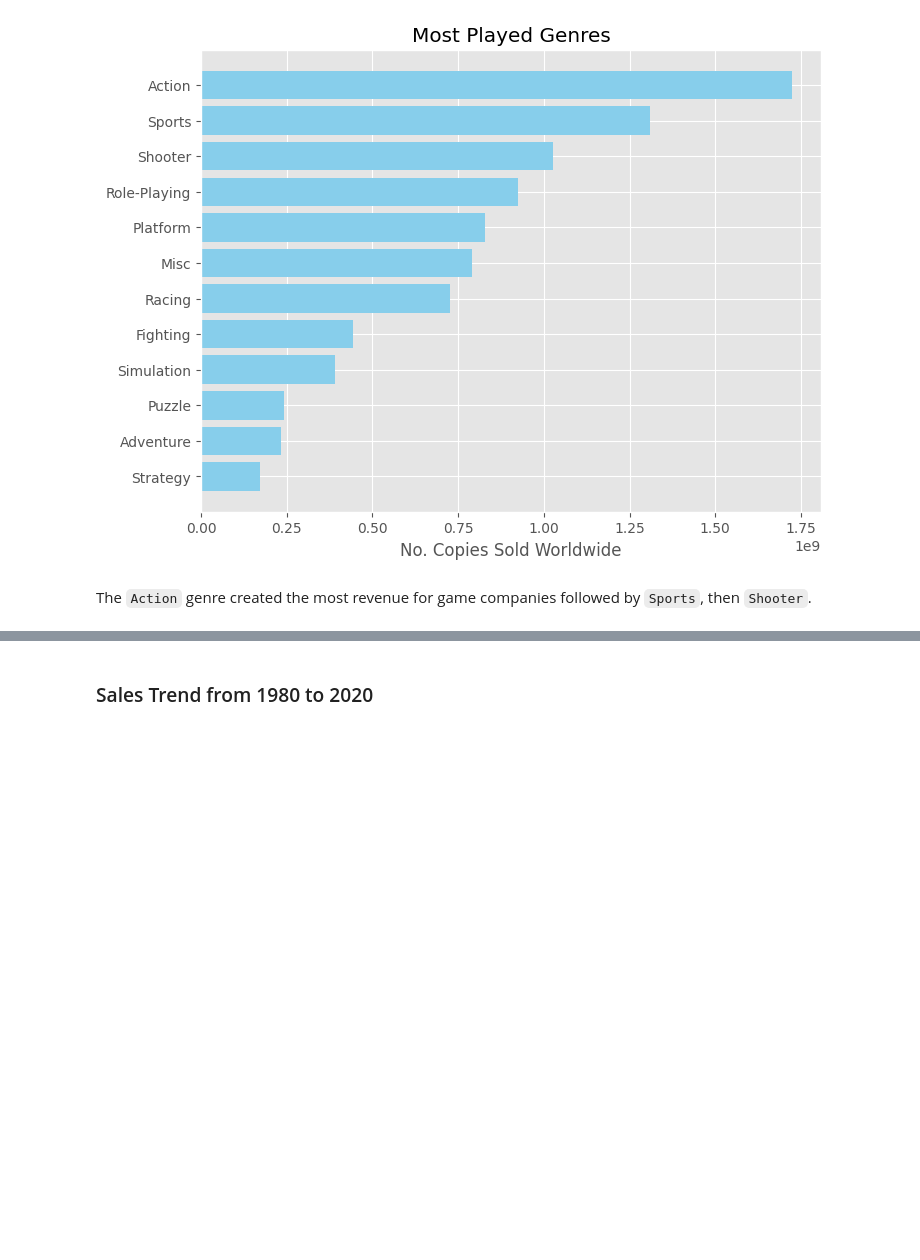
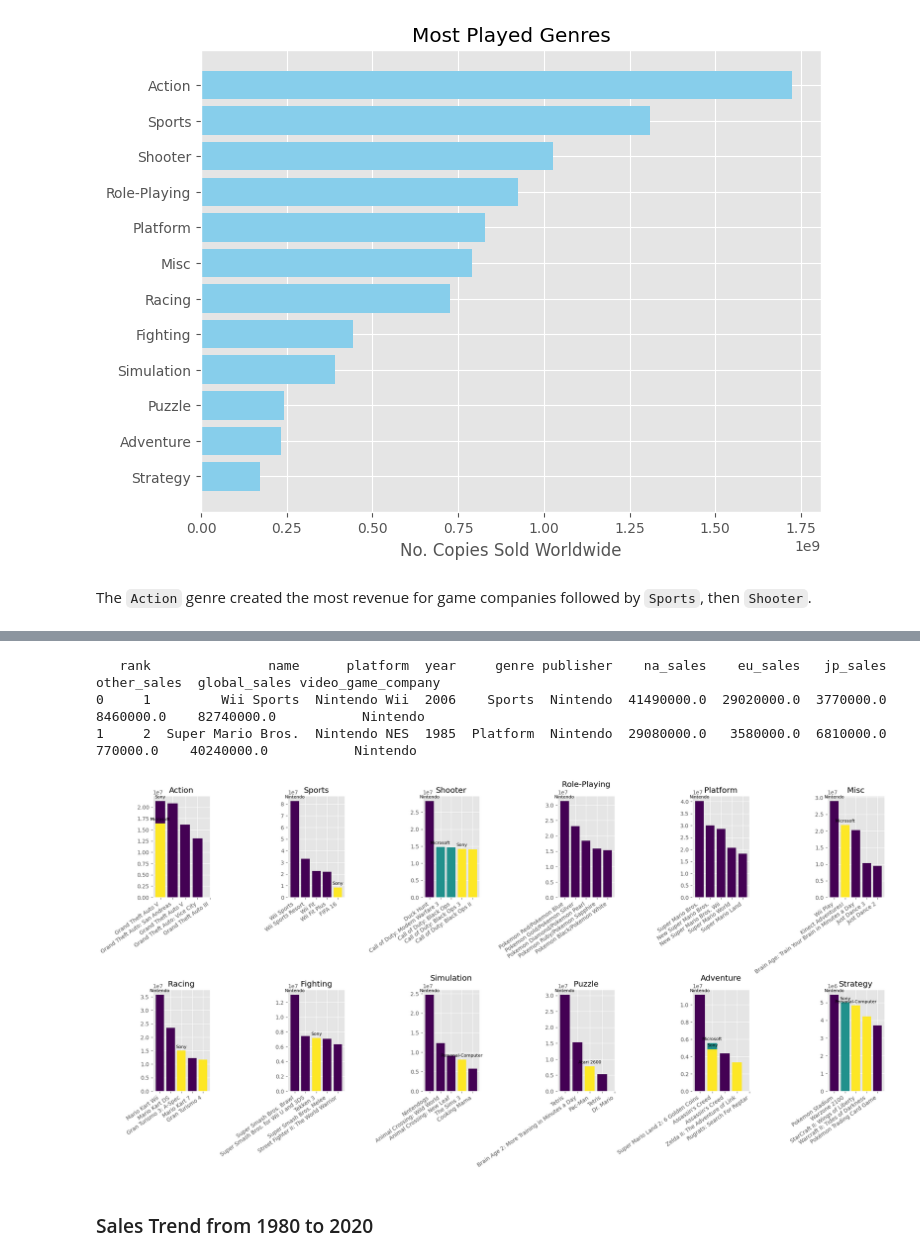
Before and after one commit to timjrchan/Video_Games_Sales_Analysis, a Jupyter notebook: code/01_Video_Game_Sales.ipynb, the cells around one changed output, grey strips where cells are left out. Drawn from its saved outputs; the diff is of its cells as text; code cells hidden in the pictures; blank space fills up the shorter version.

Commit message:
added genre analysis

```diff
--- a/code/01_Video_Game_Sales.ipynb
+++ b/code/01_Video_Game_Sales.ipynb
@@ -395,3 +440,55 @@ strat_df = sales[sales['genre'] == genre_list[-1]] # strategy genre
+# %%
+print(sales.head(2))
+# %% [output]
+   rank               name      platform  year     genre publisher    na_sales    eu_sales   jp_sales  other_sales  global_sales video_game_company
+0     1         Wii Sports  Nintendo Wii  2006    Sports  Nintendo  41490000.0  29020000.0  3770000.0    8460000.0    82740000.0           Nintendo
+1     2  Super Mario Bros.  Nintendo NES  1985  Platform  Nintendo  29080000.0   3580000.0  6810000.0     770000.0    40240000.0           Nintendo
+# %%
+# plot a bar graph to show the top games for each genre
+
+fig, axs = plt.subplots(2,6, figsize=(20,10))
+axs = axs.flatten() # flatten to ease the iteration
+
+
+for index, genre_df in enumerate(genre_dfs_list):
+
+    genre_df = genre_df.sort_values(by='global_sales', ascending=False).head(5)
+
+
+    # color mapping
+    unique_video_co = genre_df['video_game_company'].unique()
+    colours = plt.get_cmap('viridis')(np.linspace(0, 1, len(unique_video_co)))
+    colour_dict = dict(zip(unique_video_co, colours))
+
+    ax = axs[index]
+    annotated_companies = set()  # Track annotated companies to avoid duplication
+
+    # plot each genre as a plot with the best-selling titles and video game console company
+    for i, row in genre_df.iterrows():
+
+        bar = ax.bar(row['name'], row['global_sales'], color = colour_dict[row['video_game_company']]) # plot the graph
+
+        # Check if the company has been annotated
+        if row['video_game_company'] not in annotated_companies:
+            ax.annotate(row['video_game_company'],
+                        (bar[0].get_x() + bar[0].get_width() / 2, bar[0].get_height()),
+                        textcoords="offset points",
+                        xytext=(0, 5),
+                        ha='center',
+                        fontsize = 8)
+            annotated_companies.add(row['video_game_company'])  # Mark this company as annotated
+
+        ax.set_title(f'{genre_df['genre'].iloc[0]}')
+
+        ax.set_xticks(range(len(genre_df['name'])))
+        ax.set_xticklabels(genre_df['name'], rotation = 35, ha = 'right')
+
+
+
+plt.tight_layout()
+plt.show()
+# %% [output]
+[figure, added]
 # %% [markdown]
 ### Sales Trend from 1980 to 2020
 # %%
```
Also changed, not shown: parts of 9 cells of this notebook, 1 other file.
